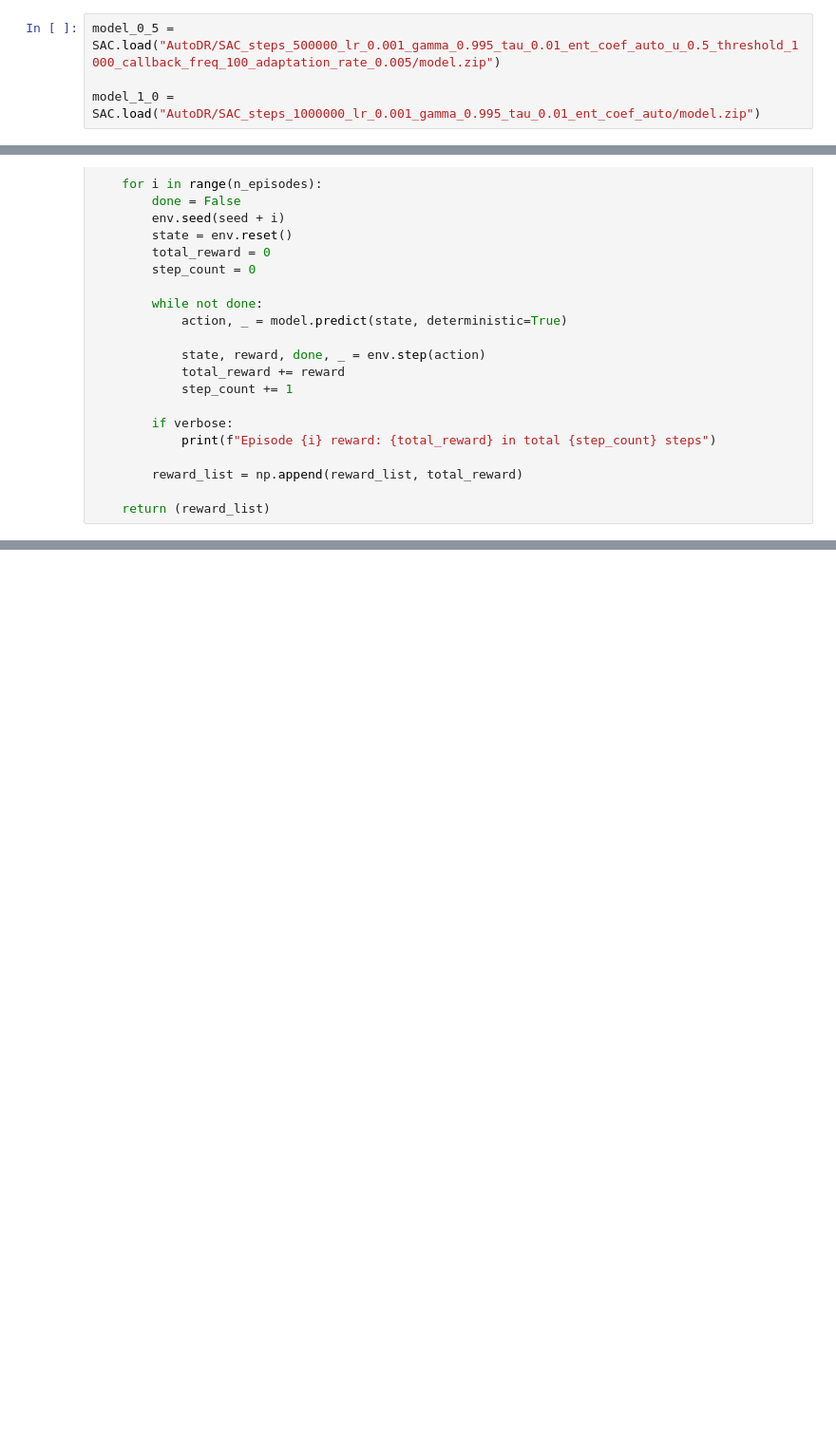
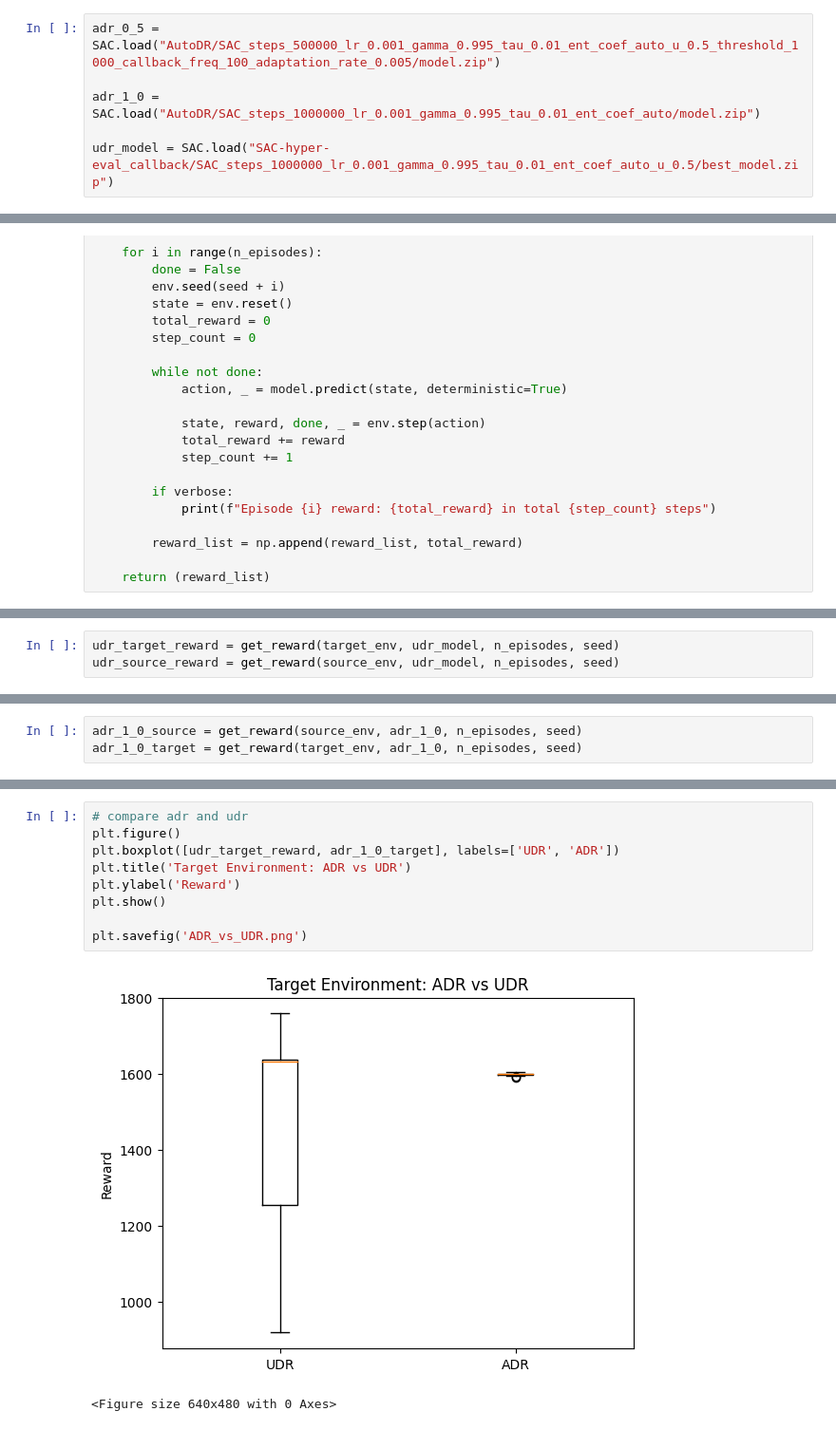
Before and after one commit to alibehlooie/RL, a Jupyter notebook: ADR.ipynb, the cells around one changed output, grey strips where cells are left out. Shown at 95% size. Saved outputs shown, nothing was run; the diff lists cells and outputs as text; blank space fills up the shorter version.

```diff
--- a/ADR.ipynb
+++ b/ADR.ipynb
@@ -12,9 +12,11 @@ from mujoco_py import GlfwContext
 import glfw
 from stable_baselines3 import SAC
 # %%
-model_0_5 = SAC.load("AutoDR/SAC_steps_500000_lr_0.001_gamma_0.995_tau_0.01_ent_coef_auto_u_0.5_threshold_1000_callback_freq_100_adaptation_rate_0.005/model.zip")
+adr_0_5 = SAC.load("AutoDR/SAC_steps_500000_lr_0.001_gamma_0.995_tau_0.01_ent_coef_auto_u_0.5_threshold_1000_callback_freq_100_adaptation_rate_0.005/model.zip")
 
-model_1_0 = SAC.load("AutoDR/SAC_steps_1000000_lr_0.001_gamma_0.995_tau_0.01_ent_coef_auto/model.zip")
+adr_1_0 = SAC.load("AutoDR/SAC_steps_1000000_lr_0.001_gamma_0.995_tau_0.01_ent_coef_auto/model.zip")
+
+udr_model = SAC.load("SAC-hyper-eval_callback/SAC_steps_1000000_lr_0.001_gamma_0.995_tau_0.01_ent_coef_auto_u_0.5/best_model.zip")
 # %%
 source_env = gym.make('CustomHopper-source-v0')
 target_env = gym.make('CustomHopper-target-v0')
@@ -71,0 +50,3 @@ Episode 49 reward: 1600.9043769787525 in total 500 steps
+# %%
+udr_target_reward = get_reward(target_env, udr_model, n_episodes, seed)
+udr_source_reward = get_reward(source_env, udr_model, n_episodes, seed)
@@ -71,0 +92,3 @@ Episode 49 reward: 1600.9043769787525 in total 500 steps
+# %%
+adr_1_0_source = get_reward(source_env, adr_1_0, n_episodes, seed)
+adr_1_0_target = get_reward(target_env, adr_1_0, n_episodes, seed)
@@ -72,3 +113,15 @@ Episode 49 reward: 1600.9043769787525 in total 500 steps
+# %%
+# compare adr and udr
+plt.figure()
+plt.boxplot([udr_target_reward, adr_1_0_target], labels=['UDR', 'ADR'])
+plt.title('Target Environment: ADR vs UDR')
+plt.ylabel('Reward')
+plt.show()
+
+plt.savefig('ADR_vs_UDR.png')
+# %% [output]
+[figure, added]
+<Figure size 640x480 with 0 Axes>
 # %%
 # pliot boxplot of rewards
 
```
Also changed, not shown: parts of 5 cells of this notebook, 16 other files.
